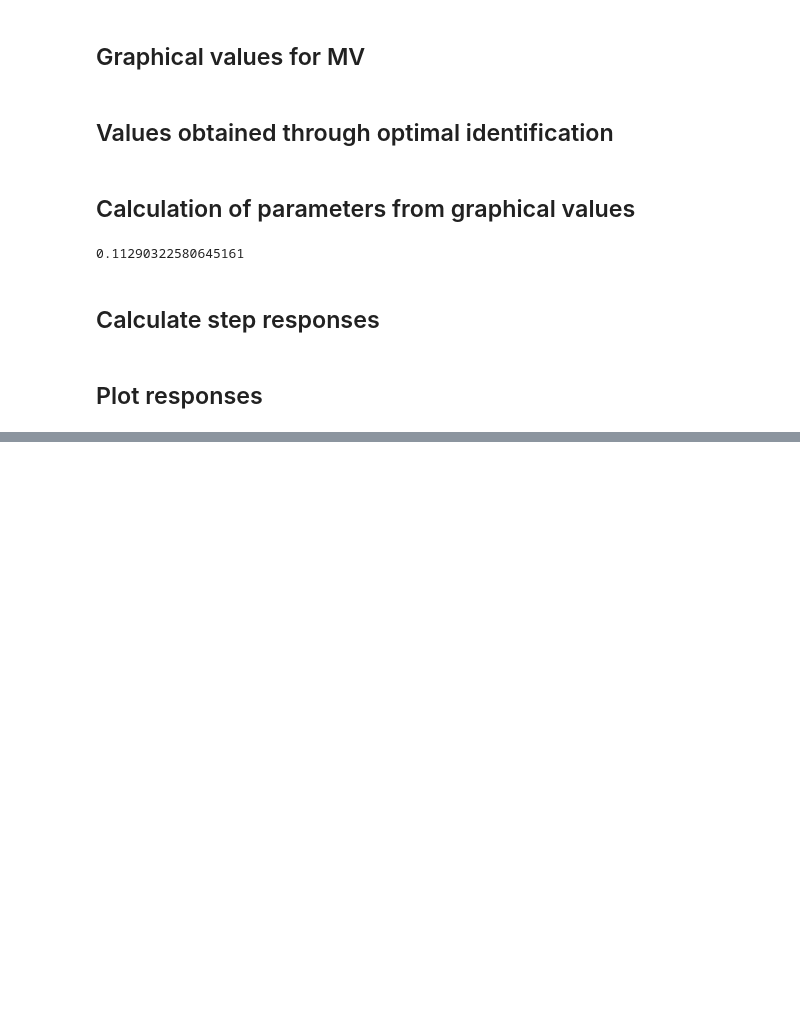
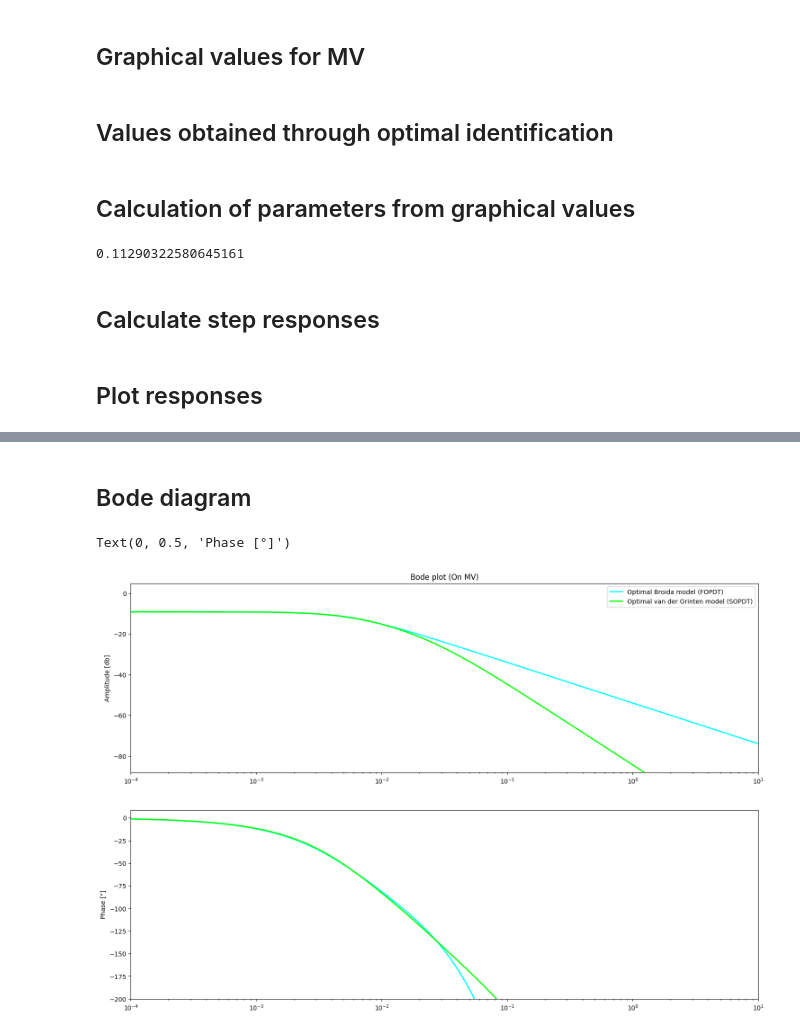
Before and after one commit to hctel/TCLab_software_V4, a Jupyter notebook: Simulation_OLP.ipynb, the cells around one changed output, grey strips where cells are left out. Saved outputs shown, nothing was run; the diff lists cells and outputs as text; code cells hidden in the pictures; blank space fills up the shorter version.

```diff
--- a/Simulation_OLP.ipynb
+++ b/Simulation_OLP.ipynb
@@ -153,0 +241,11 @@ plt.xlim([0, np.max(tm)])
+# %%
+#SOPDT
+K_SOPDT_OPT_DV = 0.3470577806298568
+T1_SOPDT_OPT_DV = 160.56027097048144
+T2_SOPDT_OPT_DV = 35.99302014643125
+theta_SOPDT_OPT_DV = 9.177287203018302
+
+# FOPDT
+K_FOPDT_OPT_DV = 0.35071465123519246
+T_FOPDT_OPT_DV = 176.01877339652688
+theta_FOPDT_OPT_DV = 37.000069515053895
@@ -153,0 +280,45 @@ plt.xlim([0, np.max(tm)])
+# %% [markdown]
+## Bode diagram
+# %%
+# Frequency response
+P_FOPDTOPT = Process({})
+P_FOPDTOPT.parameters['Kp'] = K_FOPDT_OPT_DV
+P_FOPDTOPT.parameters['Tlag1'] = T_FOPDT_OPT_DV
+P_FOPDTOPT.parameters['theta'] = theta_FOPDT_OPT_DV
+
+# Frequency response
+P_SOPDTOPT = Process({})
+P_SOPDTOPT.parameters['Kp'] = K_SOPDT_OPT_DV
+P_SOPDTOPT.parameters['Tlag1'] = T1_SOPDT_OPT_DV
+P_SOPDTOPT.parameters['Tlag2'] = T2_SOPDT_OPT_DV
+P_SOPDTOPT.parameters['theta'] = theta_SOPDT_OPT_DV
+
+
+omega = np.logspace(-4, 1, 10000)
+Ps_FOPDTOPT = Bode(P_FOPDTOPT,omega,False) # Optimal Broida
+Ps_SOPDTOPT = Bode(P_SOPDTOPT,omega,False) # Optimal van der Grinten
+
+plt.figure(figsize = (18,12))
+
+plt.subplot(2,1,1)
+gain_min = np.min(20*np.log10(np.abs(Ps_FOPDTOPT)/5))
+gain_max = np.max(20*np.log10(np.abs(Ps_FOPDTOPT)*5))
+plt.semilogx(omega,20*np.log10(np.abs(Ps_FOPDTOPT)),'cyan',linewidth=2,label='Optimal Broida model (FOPDT)')
+plt.semilogx(omega,20*np.log10(np.abs(Ps_SOPDTOPT)),'lime',linewidth=2,label='Optimal van der Grinten model (SOPDT)')
+plt.xlim([np.min(omega), np.max(omega)])
+plt.ylim([gain_min, gain_max])
+plt.ylabel('Amplitude [db]')
+plt.title('Bode plot (On MV)')
+plt.legend(loc='best')
+
+plt.subplot(2,1,2)
+ph_min = np.min((180/np.pi)*np.unwrap(np.angle(Ps_FOPDTOPT))) - 10
+ph_max = np.max((180/np.pi)*np.unwrap(np.angle(Ps_FOPDTOPT))) + 10
+plt.semilogx(omega, (180/np.pi)*np.unwrap(np.angle(Ps_FOPDTOPT)),'cyan',linewidth=2)
+plt.semilogx(omega, (180/np.pi)*np.unwrap(np.angle(Ps_SOPDTOPT)),'lime',linewidth=2)
+plt.xlim([np.min(omega), np.max(omega)])
+plt.ylim([np.max([ph_min, -200]), ph_max])
+plt.ylabel('Phase [°]')
+# %% [output]
+Text(0, 0.5, 'Phase [°]')
+[figure, added]
```
Also changed, not shown: parts of 13 cells of this notebook, 1 other file.
